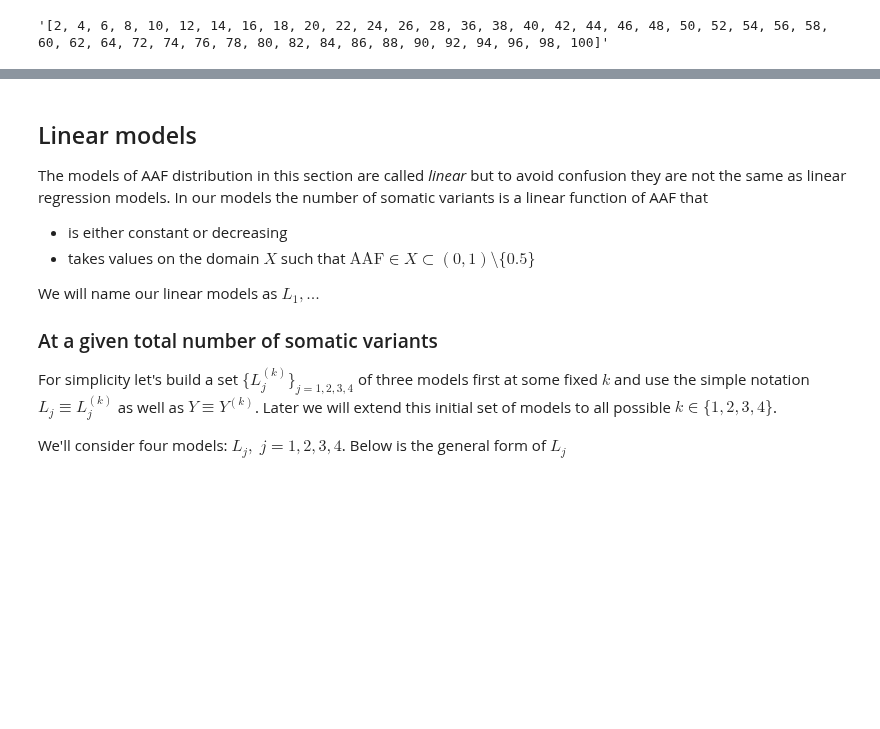
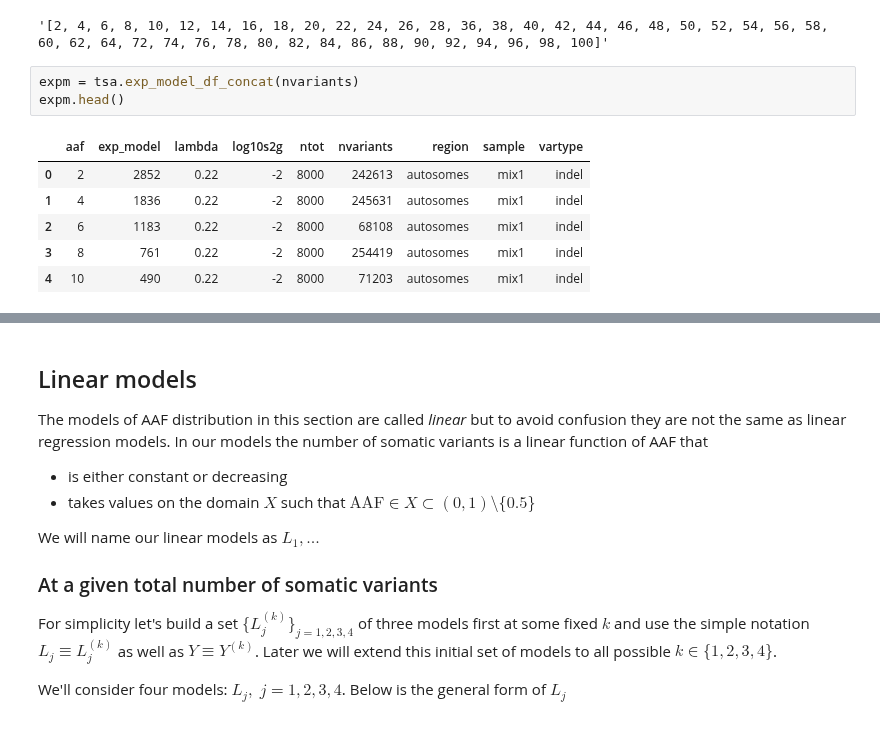
Before and after one commit to attilagk/BSM-research, a Jupyter notebook: notebook/2019-04-04-truth-sets-aaf/2019-04-04-truth-sets-aaf.ipynb, the cells around one changed output, grey strips where cells are left out. Drawn from its saved outputs; the diff is of its cells as text; blank space fills up the shorter version.

```diff
--- a/notebook/2019-04-04-truth-sets-aaf/2019-04-04-truth-sets-aaf.ipynb
+++ b/notebook/2019-04-04-truth-sets-aaf/2019-04-04-truth-sets-aaf.ipynb
@@ -190,3 +190,13 @@ aaf_values = {m: sorted(list(set(aaf_of_gt[m]))) for m in aaf_of_gt.columns}
 repr(aaf_values['mix1'])
 # %% [output]
 '[2, 4, 6, 8, 10, 12, 14, 16, 18, 20, 22, 24, 26, 28, 36, 38, 40, 42, 44, 46, 48, 50, 52, 54, 56, 58, 60, 62, 64, 72, 74, 76, 78, 80, 82, 84, 86, 88, 90, 92, 94, 96, 98, 100]'
+# %%
+expm = tsa.exp_model_df_concat(nvariants)
+expm.head()
+# %% [output]
+|  | aaf | exp_model | lambda | log10s2g | ntot | nvariants | region | sample | vartype |
+| 0 | 2 | 2852 | 0.22 | -2 | 8000 | 242613 | autosomes | mix1 | indel |
+| 1 | 4 | 1836 | 0.22 | -2 | 8000 | 245631 | autosomes | mix1 | indel |
+| 2 | 6 | 1183 | 0.22 | -2 | 8000 | 68108 | autosomes | mix1 | indel |
+| 3 | 8 | 761 | 0.22 | -2 | 8000 | 254419 | autosomes | mix1 | indel |
+| 4 | 10 | 490 | 0.22 | -2 | 8000 | 71203 | autosomes | mix1 | indel |
```
Also changed, not shown: parts of 2 cells of this notebook, 1 other file.
